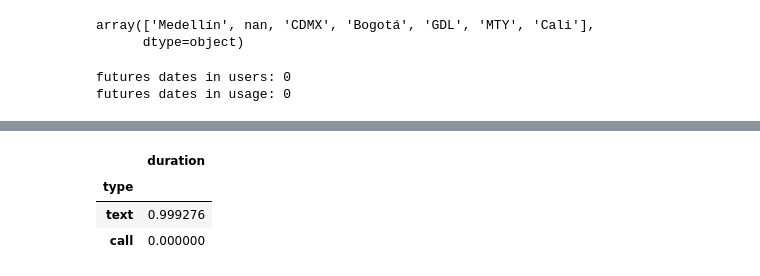
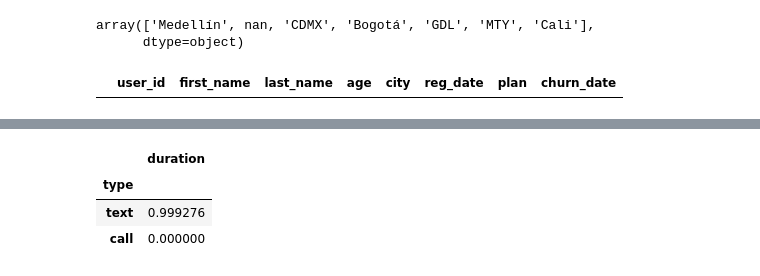
Before and after one commit to IngLuisGarcia17/S7-Project_ConnectaTel, a Jupyter notebook: Copia_de_S7_Project_ConnectaTel.ipynb, the cells around one changed output, grey strips where cells are left out. Saved outputs shown, nothing was run; the diff lists cells and outputs as text; code cells hidden in the pictures.

```diff
--- a/Copia_de_S7_Project_ConnectaTel.ipynb
+++ b/Copia_de_S7_Project_ConnectaTel.ipynb
@@ -434,12 +369,10 @@ array(['Medellín', nan, 'CDMX', 'Bogotá', 'GDL', 'MTY', 'Cali'],
       dtype=object)
 # %%
 # Mark future dates as NA for reg_date
-users.loc[users['reg_date'].dt.year > 2024, 'reg_date'] = pd.NA
-usage.loc[usage['date'].dt.year > 2024, 'date'] = pd.NA
+users['reg_date'] = users['reg_date'].mask(users['reg_date'].dt.year == 2026, pd.NA)
 
 # Verify changes
-print(f"futures dates in users: {(users['reg_date'].dt.year > 2024).sum()}")
-print(f"futures dates in usage: {(usage['date'].dt.year > 2024).sum()}")
+df_2026_now = users[users['reg_date'].dt.year == 2026]
+df_2026_now
 # %% [output]
-futures dates in users: 0
-futures dates in usage: 0
+|  | user_id | first_name | last_name | age | city | reg_date | plan | churn_date |
```
Also changed, not shown: parts of 34 cells of this notebook.
